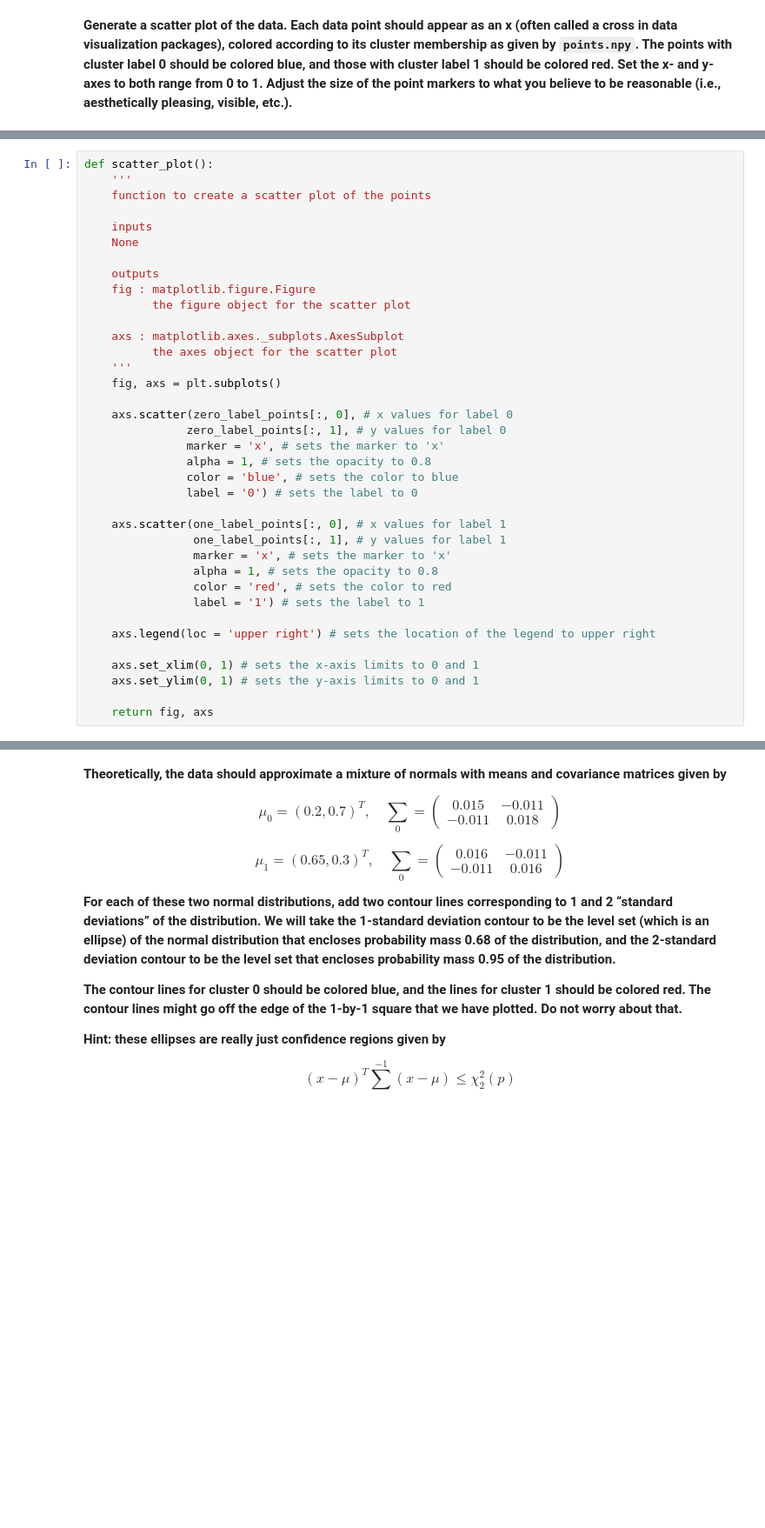
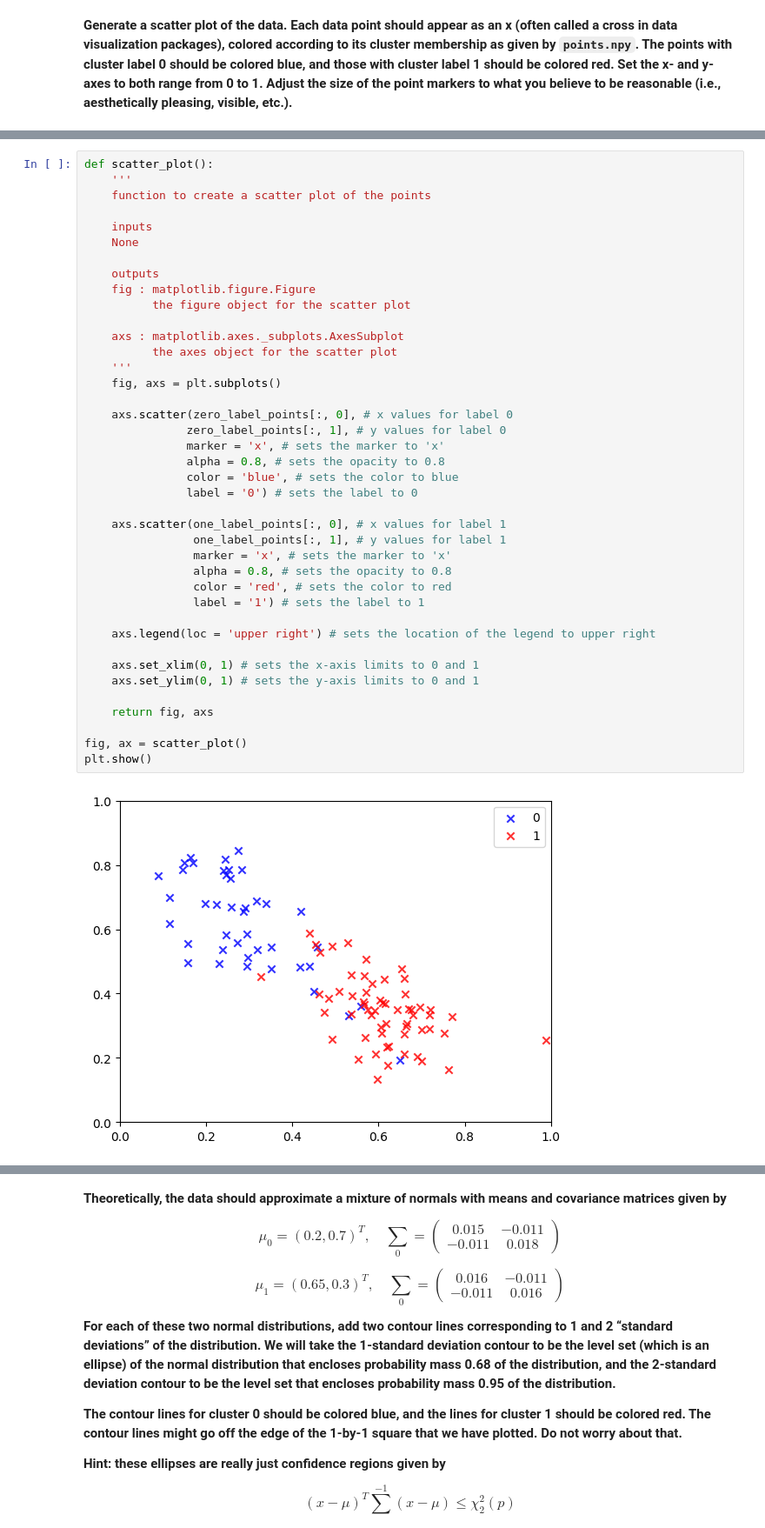
Before and after one commit to Stochastic1017/STAT_606, a Jupyter notebook: ssudhir2_hw6/ssudhir2_hw6.ipynb, the cells around one changed output, grey strips where cells are left out. Shown at 87% size. Drawn from its saved outputs; the diff is of its cells as text; blank space fills up the shorter version.

```diff
--- a/ssudhir2_hw6/ssudhir2_hw6.ipynb
+++ b/ssudhir2_hw6/ssudhir2_hw6.ipynb
@@ -293,32 +312,37 @@ def scatter_plot():
     inputs
     None
 
     outputs
     fig : matplotlib.figure.Figure
           the figure object for the scatter plot
 
     axs : matplotlib.axes._subplots.AxesSubplot
           the axes object for the scatter plot
     '''
     fig, axs = plt.subplots()
 
     axs.scatter(zero_label_points[:, 0], # x values for label 0
                zero_label_points[:, 1], # y values for label 0
                marker = 'x', # sets the marker to 'x'
-               alpha = 1, # sets the opacity to 0.8
+               alpha = 0.8, # sets the opacity to 0.8
                color = 'blue', # sets the color to blue
                label = '0') # sets the label to 0
 
     axs.scatter(one_label_points[:, 0], # x values for label 1
                 one_label_points[:, 1], # y values for label 1
                 marker = 'x', # sets the marker to 'x'
-                alpha = 1, # sets the opacity to 0.8
+                alpha = 0.8, # sets the opacity to 0.8
                 color = 'red', # sets the color to red
                 label = '1') # sets the label to 1
 
     axs.legend(loc = 'upper right') # sets the location of the legend to upper right
 
     axs.set_xlim(0, 1) # sets the x-axis limits to 0 and 1
     axs.set_ylim(0, 1) # sets the y-axis limits to 0 and 1
 
     return fig, axs
+
+fig, ax = scatter_plot()
+plt.show()
+# %% [output]
+[figure, added]
```
Also changed, not shown: parts of 33 cells of this notebook, 4 other files.
